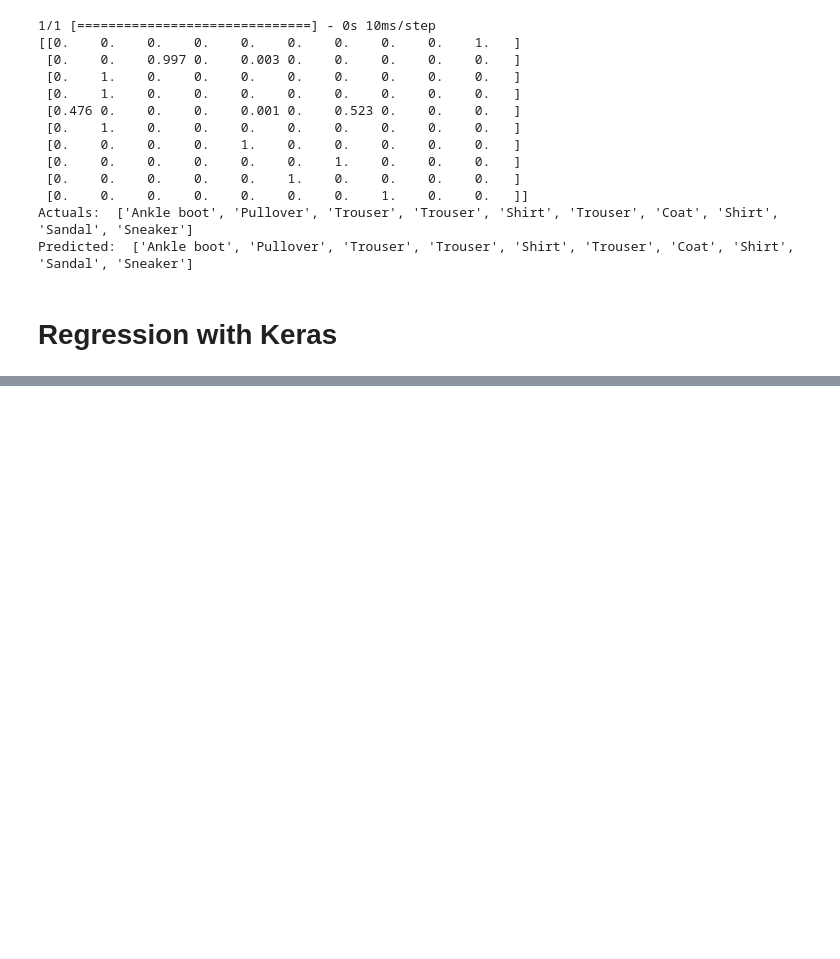
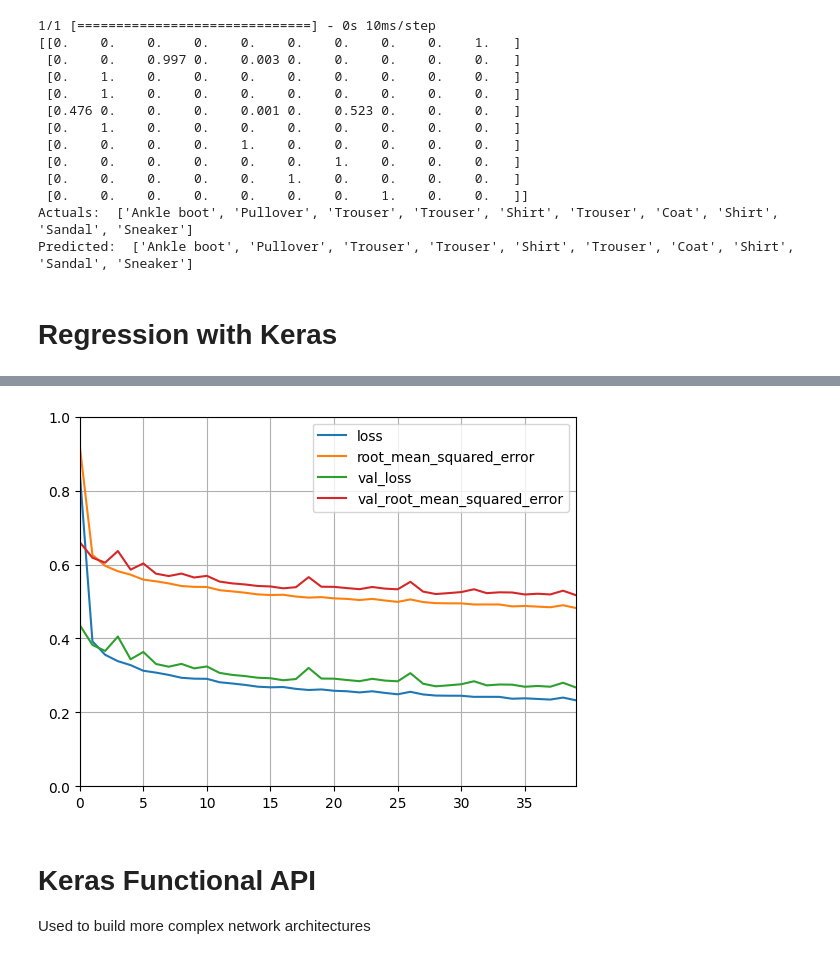
Before and after one commit to adamscarlat/hands-on-ML-with-Scikit-Learn-and-Tensorflow, a Jupyter notebook: edition3/ch10-neural-networks-1/keras.ipynb, the cells around one changed output, grey strips where cells are left out. Saved outputs shown, nothing was run; the diff lists cells and outputs as text; code cells hidden in the pictures; blank space fills up the shorter version.

```diff
--- a/edition3/ch10-neural-networks-1/keras.ipynb
+++ b/edition3/ch10-neural-networks-1/keras.ipynb
@@ -167,0 +168,4 @@ Predicted:  ['Ankle boot', 'Pullover', 'Trouser', 'Trouser', 'Shirt', 'Trouser',
+# %%
+housing = fetch_california_housing()
+
+X_train, X_test, y_train, y_test = train_test_split(housing.data, housing.target, random_state=42)
@@ -167,0 +176,20 @@ Predicted:  ['Ankle boot', 'Pullover', 'Trouser', 'Trouser', 'Shirt', 'Trouser',
+# %%
+# Instead of using the StandardScaler to scale the California housing dataset, we'll use Keras Normalization layer
+# which does the same thing. It must be called before the model (more about these layers: Keras preprocessing layers).
+
+norm_layer = tf.keras.layers.Normalization(input_shape=X_train.shape[1:])
+norm_layer.adapt(X_train)
+
+# Model has a single output neuron with no activation function.
+model = tf.keras.Sequential([
+  norm_layer,
+  tf.keras.layers.Dense(50, activation="relu"),
+  tf.keras.layers.Dense(50, activation="relu"),
+  tf.keras.layers.Dense(50, activation="relu"),
+  tf.keras.layers.Dense(1)
+])
+
+optimizer = tf.keras.optimizers.Adam(learning_rate=1e-3)
+model.compile(loss="mse", optimizer=optimizer, metrics=["RootMeanSquaredError"])
+
+history = model.fit(X_train, y_train, epochs=40, validation_split=0.1)
@@ -167,0 +222,11 @@ Predicted:  ['Ankle boot', 'Pullover', 'Trouser', 'Trouser', 'Shirt', 'Trouser',
+# %%
+pd.DataFrame(history.history).plot(
+  xlim=[0,39], ylim=[0,1], grid=True
+)
+plt.show()
+# %% [output]
+[figure, added]
+# %% [markdown]
+# Keras Functional API
+
+Used to build more complex network architectures
```
Also changed, not shown: parts of 6 cells of this notebook, 1 other file.
